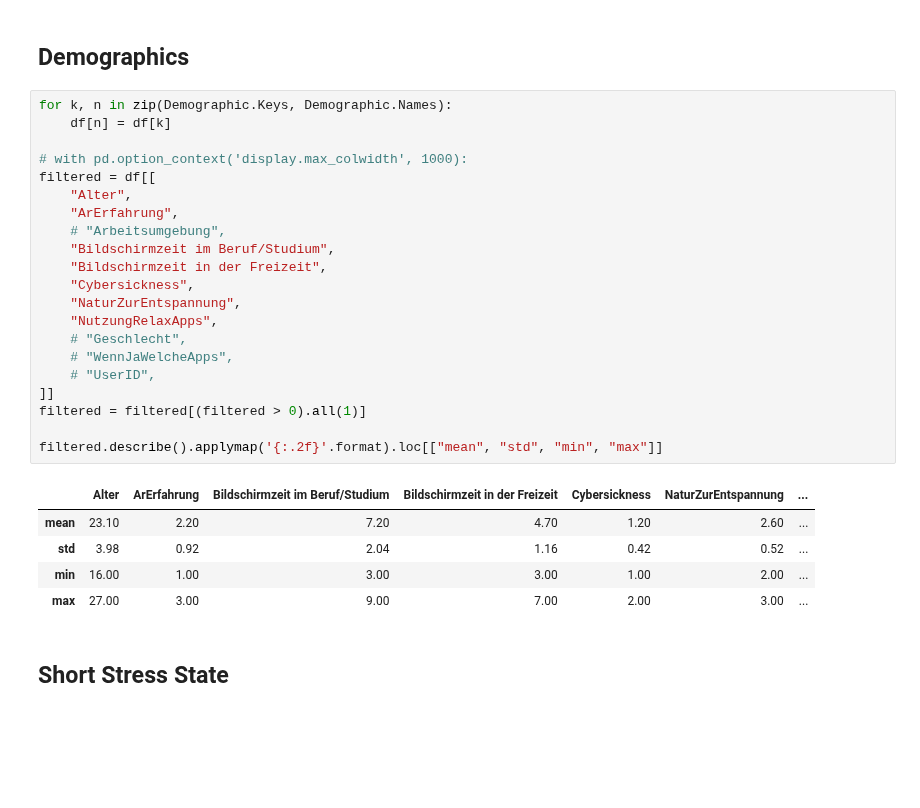
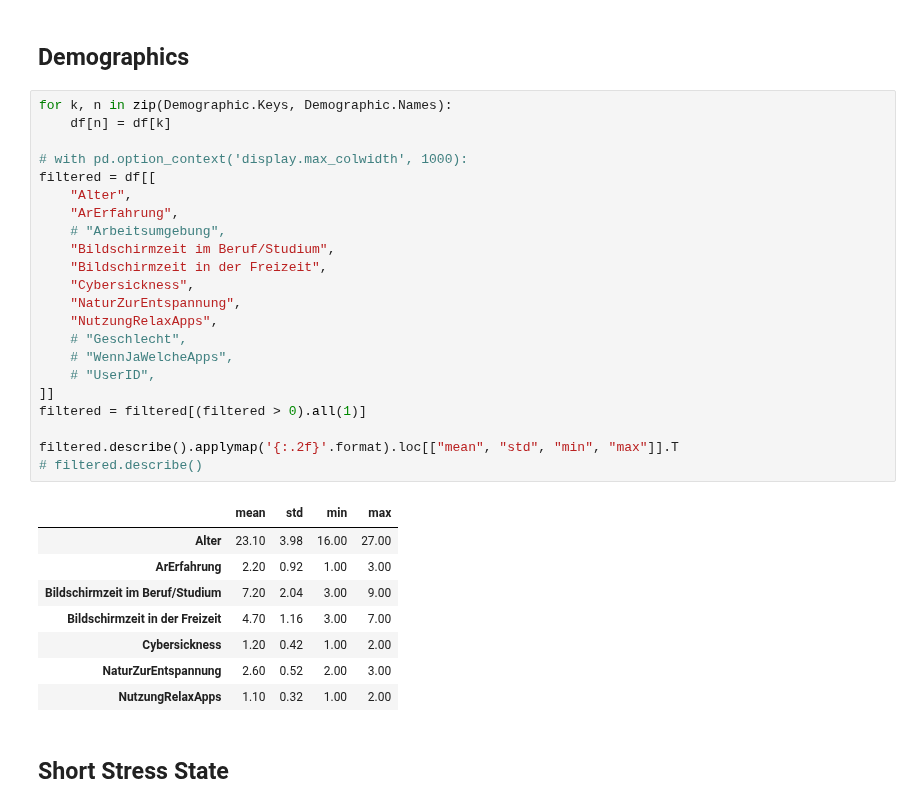
Before and after one commit to BrunoBerger/Zen-Office, a Jupyter notebook: Auswertung/plots.ipynb, the cells around one changed output. Cells and saved outputs as stored; diff of their text form; blank space fills up the shorter version.

```diff
--- a/Auswertung/plots.ipynb
+++ b/Auswertung/plots.ipynb
@@ -32,30 +32,34 @@ df["NonAR_Listen_Perf"] = 12 - df["NonAR_Listen_Perf"]
 # %%
 for k, n in zip(Demographic.Keys, Demographic.Names):
     df[n] = df[k]
 
 # with pd.option_context('display.max_colwidth', 1000):
 filtered = df[[
     "Alter",
     "ArErfahrung",
     # "Arbeitsumgebung",
     "Bildschirmzeit im Beruf/Studium",
     "Bildschirmzeit in der Freizeit",
     "Cybersickness",
     "NaturZurEntspannung",
     "NutzungRelaxApps",
     # "Geschlecht",
     # "WennJaWelcheApps",
     # "UserID",
 ]]
 filtered = filtered[(filtered > 0).all(1)]
 
-filtered.describe().applymap('{:.2f}'.format).loc[["mean", "std", "min", "max"]]
+filtered.describe().applymap('{:.2f}'.format).loc[["mean", "std", "min", "max"]].T
+# filtered.describe()
 # %% [output]
-|  | Alter | ArErfahrung | Bildschirmzeit im Beruf/Studium | Bildschirmzeit in der Freizeit | Cybersickness | NaturZurEntspannung | ... |
-| mean | 23.10 | 2.20 | 7.20 | 4.70 | 1.20 | 2.60 | ... |
-| std | 3.98 | 0.92 | 2.04 | 1.16 | 0.42 | 0.52 | ... |
-| min | 16.00 | 1.00 | 3.00 | 3.00 | 1.00 | 2.00 | ... |
-| max | 27.00 | 3.00 | 9.00 | 7.00 | 2.00 | 3.00 | ... |
+|  | mean | std | min | max |
+| Alter | 23.10 | 3.98 | 16.00 | 27.00 |
+| ArErfahrung | 2.20 | 0.92 | 1.00 | 3.00 |
+| Bildschirmzeit im Beruf/Studium | 7.20 | 2.04 | 3.00 | 9.00 |
+| Bildschirmzeit in der Freizeit | 4.70 | 1.16 | 3.00 | 7.00 |
+| Cybersickness | 1.20 | 0.42 | 1.00 | 2.00 |
+| NaturZurEntspannung | 2.60 | 0.52 | 2.00 | 3.00 |
+| NutzungRelaxApps | 1.10 | 0.32 | 1.00 | 2.00 |
 # %% [markdown]
 ## Short Stress State
 # %%
```
Also changed, not shown: parts of 4 cells of this notebook, 2 other files.
